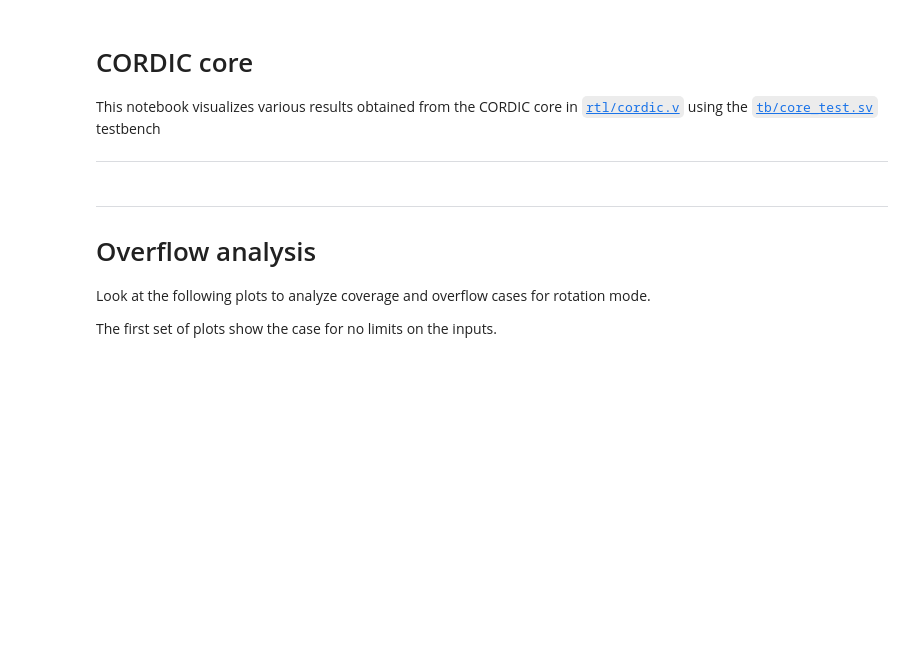
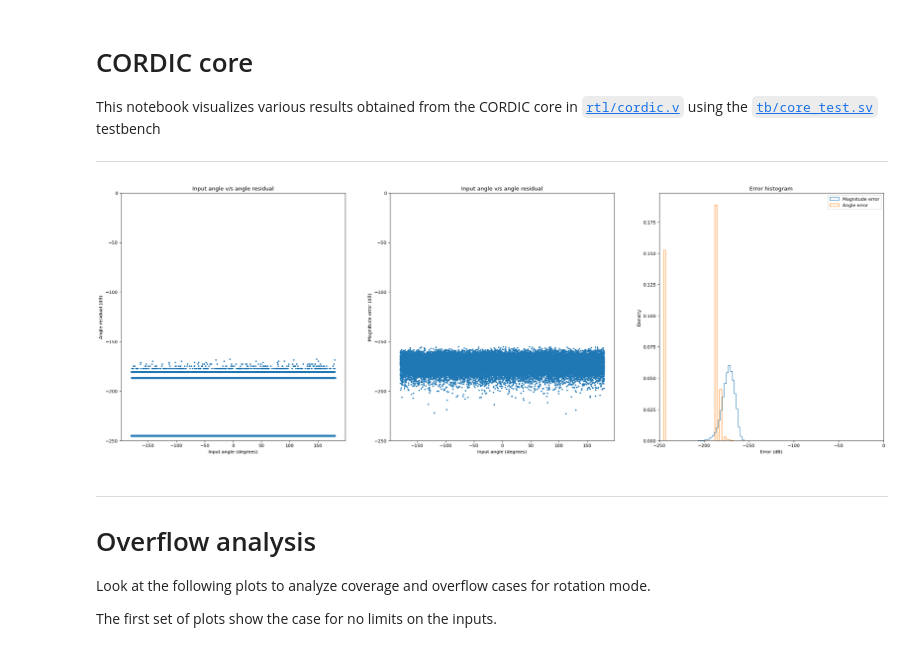
Before and after one commit to Ashwin-Rajesh/Cordic_accelerator, a Jupyter notebook: docs/cordic_circular.ipynb, the cells around one changed output. Cells and saved outputs as stored; diff of their text form; code cells hidden in the pictures; blank space fills up the shorter version.

```diff
--- a/docs/cordic_circular.ipynb
+++ b/docs/cordic_circular.ipynb
@@ -13,6 +13,10 @@ import sys
 # Import custom utility python libraries from utils folder
 sys.path.append("../utils/")
 from logfile import *
+# %%
+vis_rot_error_file("data/circ_rot/30_nnn_x100000.log")
+# %% [output]
+[figure, added]
 # %% [markdown]
 ---
 
```
Also changed, not shown: parts of 7 cells of this notebook, 18 other files.
